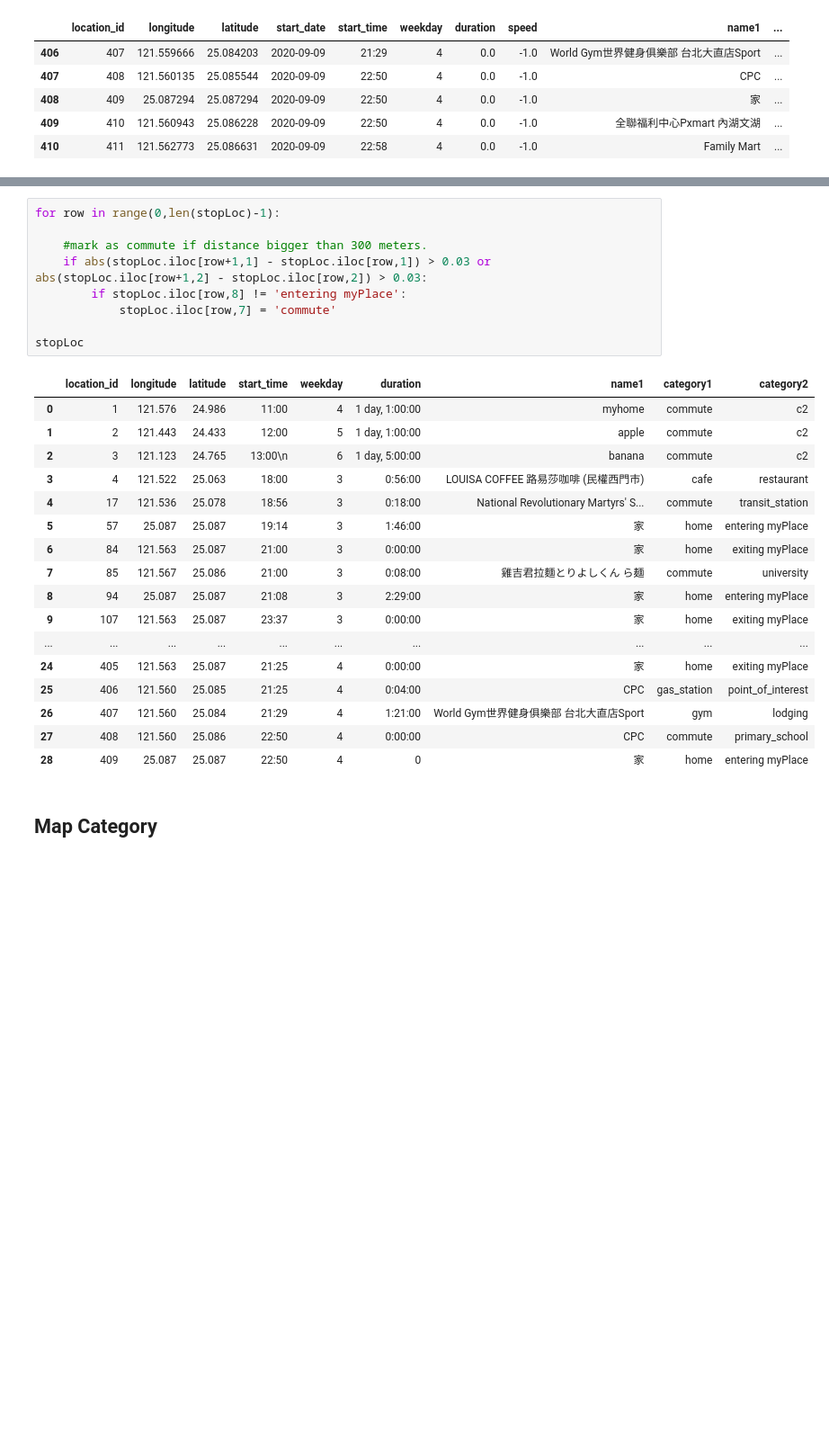
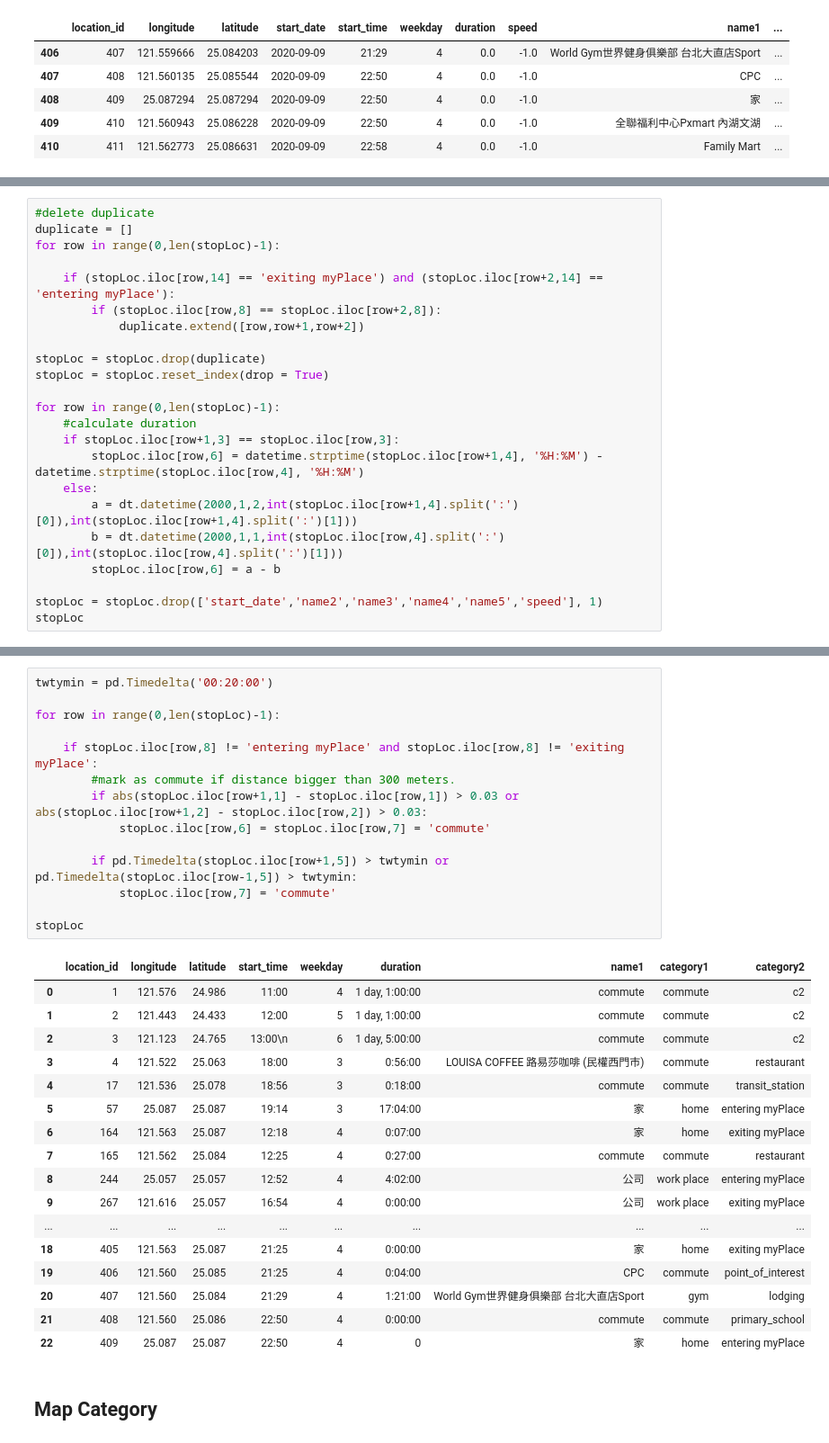
Before and after one commit to yuchieh0130/chchboss, a Jupyter notebook: CategoryPrediction_RandomForest.ipynb, the cells around one changed output, grey strips where cells are left out. Shown at 90% size. Drawn from its saved outputs; the diff is of its cells as text; blank space fills up the shorter version.

```diff
--- a/CategoryPrediction_RandomForest.ipynb
+++ b/CategoryPrediction_RandomForest.ipynb
@@ -365,0 +241,23 @@ stopLoc
+# %%
+#delete duplicate
+duplicate = []
+for row in range(0,len(stopLoc)-1):
+
+    if (stopLoc.iloc[row,14] == 'exiting myPlace') and (stopLoc.iloc[row+2,14] == 'entering myPlace'):
+        if (stopLoc.iloc[row,8] == stopLoc.iloc[row+2,8]):
+            duplicate.extend([row,row+1,row+2])
+
+stopLoc = stopLoc.drop(duplicate)
+stopLoc = stopLoc.reset_index(drop = True)
+
+for row in range(0,len(stopLoc)-1):
+    #calculate duration
+    if stopLoc.iloc[row+1,3] == stopLoc.iloc[row,3]:
+        stopLoc.iloc[row,6] = datetime.strptime(stopLoc.iloc[row+1,4], '%H:%M') - datetime.strptime(stopLoc.iloc[row,4], '%H:%M')
+    else:
+        a = dt.datetime(2000,1,2,int(stopLoc.iloc[row+1,4].split(':')[0]),int(stopLoc.iloc[row+1,4].split(':')[1]))
+        b = dt.datetime(2000,1,1,int(stopLoc.iloc[row,4].split(':')[0]),int(stopLoc.iloc[row,4].split(':')[1]))
+        stopLoc.iloc[row,6] = a - b
+
+stopLoc = stopLoc.drop(['start_date','name2','name3','name4','name5','speed'], 1)
+stopLoc
@@ -366,30 +282,35 @@ stopLoc
 # %%
+twtymin = pd.Timedelta('00:20:00')
+
 for row in range(0,len(stopLoc)-1):
 
-    #mark as commute if distance bigger than 300 meters.
-    if abs(stopLoc.iloc[row+1,1] - stopLoc.iloc[row,1]) > 0.03 or abs(stopLoc.iloc[row+1,2] - stopLoc.iloc[row,2]) > 0.03:
-        if stopLoc.iloc[row,8] != 'entering myPlace':
+    if stopLoc.iloc[row,8] != 'entering myPlace' and stopLoc.iloc[row,8] != 'exiting myPlace':
+        #mark as commute if distance bigger than 300 meters.
+        if abs(stopLoc.iloc[row+1,1] - stopLoc.iloc[row,1]) > 0.03 or abs(stopLoc.iloc[row+1,2] - stopLoc.iloc[row,2]) > 0.03:
+            stopLoc.iloc[row,6] = stopLoc.iloc[row,7] = 'commute'
+
+        if pd.Timedelta(stopLoc.iloc[row+1,5]) > twtymin or pd.Timedelta(stopLoc.iloc[row-1,5]) > twtymin:
             stopLoc.iloc[row,7] = 'commute'
 
 stopLoc
 # %% [output]
 |  | location_id | longitude | latitude | start_time | weekday | duration | name1 | category1 | category2 |
-| 0 | 1 | 121.576 | 24.986 | 11:00 | 4 | 1 day, 1:00:00 | myhome | commute | c2 |
-| 1 | 2 | 121.443 | 24.433 | 12:00 | 5 | 1 day, 1:00:00 | apple | commute | c2 |
-| 2 | 3 | 121.123 | 24.765 | 13:00\n | 6 | 1 day, 5:00:00 | banana | commute | c2 |
-| 3 | 4 | 121.522 | 25.063 | 18:00 | 3 | 0:56:00 | LOUISA COFFEE 路易莎咖啡 (民權西門市) | cafe | restaurant |
-| 4 | 17 | 121.536 | 25.078 | 18:56 | 3 | 0:18:00 | National Revolutionary Martyrs' S... | commute | transit_station |
-| 5 | 57 | 25.087 | 25.087 | 19:14 | 3 | 1:46:00 | 家 | home | entering myPlace |
-| 6 | 84 | 121.563 | 25.087 | 21:00 | 3 | 0:00:00 | 家 | home | exiting myPlace |
-| 7 | 85 | 121.567 | 25.086 | 21:00 | 3 | 0:08:00 | 雞吉君拉麵とりよしくん ら麺 | commute | university |
-| 8 | 94 | 25.087 | 25.087 | 21:08 | 3 | 2:29:00 | 家 | home | entering myPlace |
-| 9 | 107 | 121.563 | 25.087 | 23:37 | 3 | 0:00:00 | 家 | home | exiting myPlace |
+| 0 | 1 | 121.576 | 24.986 | 11:00 | 4 | 1 day, 1:00:00 | commute | commute | c2 |
+| 1 | 2 | 121.443 | 24.433 | 12:00 | 5 | 1 day, 1:00:00 | commute | commute | c2 |
+| 2 | 3 | 121.123 | 24.765 | 13:00\n | 6 | 1 day, 5:00:00 | commute | commute | c2 |
+| 3 | 4 | 121.522 | 25.063 | 18:00 | 3 | 0:56:00 | LOUISA COFFEE 路易莎咖啡 (民權西門市) | commute | restaurant |
+| 4 | 17 | 121.536 | 25.078 | 18:56 | 3 | 0:18:00 | commute | commute | transit_station |
+| 5 | 57 | 25.087 | 25.087 | 19:14 | 3 | 17:04:00 | 家 | home | entering myPlace |
+| 6 | 164 | 121.563 | 25.087 | 12:18 | 4 | 0:07:00 | 家 | home | exiting myPlace |
+| 7 | 165 | 121.562 | 25.084 | 12:25 | 4 | 0:27:00 | commute | commute | restaurant |
+| 8 | 244 | 25.057 | 25.057 | 12:52 | 4 | 4:02:00 | 公司 | work place | entering myPlace |
+| 9 | 267 | 121.616 | 25.057 | 16:54 | 4 | 0:00:00 | 公司 | work place | exiting myPlace |
 | ... | ... | ... | ... | ... | ... | ... | ... | ... | ... |
-| 24 | 405 | 121.563 | 25.087 | 21:25 | 4 | 0:00:00 | 家 | home | exiting myPlace |
-| 25 | 406 | 121.560 | 25.085 | 21:25 | 4 | 0:04:00 | CPC | gas_station | point_of_interest |
-| 26 | 407 | 121.560 | 25.084 | 21:29 | 4 | 1:21:00 | World Gym世界健身俱樂部 台北大直店Sport | gym | lodging |
-| 27 | 408 | 121.560 | 25.086 | 22:50 | 4 | 0:00:00 | CPC | commute | primary_school |
-| 28 | 409 | 25.087 | 25.087 | 22:50 | 4 | 0 | 家 | home | entering myPlace |
+| 18 | 405 | 121.563 | 25.087 | 21:25 | 4 | 0:00:00 | 家 | home | exiting myPlace |
+| 19 | 406 | 121.560 | 25.085 | 21:25 | 4 | 0:04:00 | CPC | commute | point_of_interest |
+| 20 | 407 | 121.560 | 25.084 | 21:29 | 4 | 1:21:00 | World Gym世界健身俱樂部 台北大直店Sport | gym | lodging |
+| 21 | 408 | 121.560 | 25.086 | 22:50 | 4 | 0:00:00 | commute | commute | primary_school |
+| 22 | 409 | 25.087 | 25.087 | 22:50 | 4 | 0 | 家 | home | entering myPlace |
 # %% [markdown]
 ## Map Category
 # %%
```
Also changed, not shown: parts of 5 cells of this notebook.
